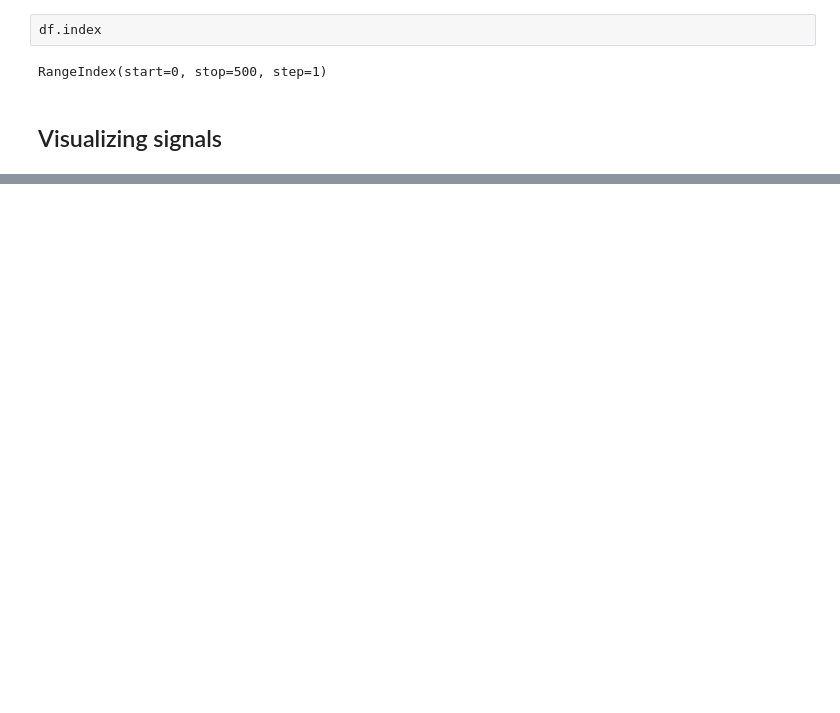
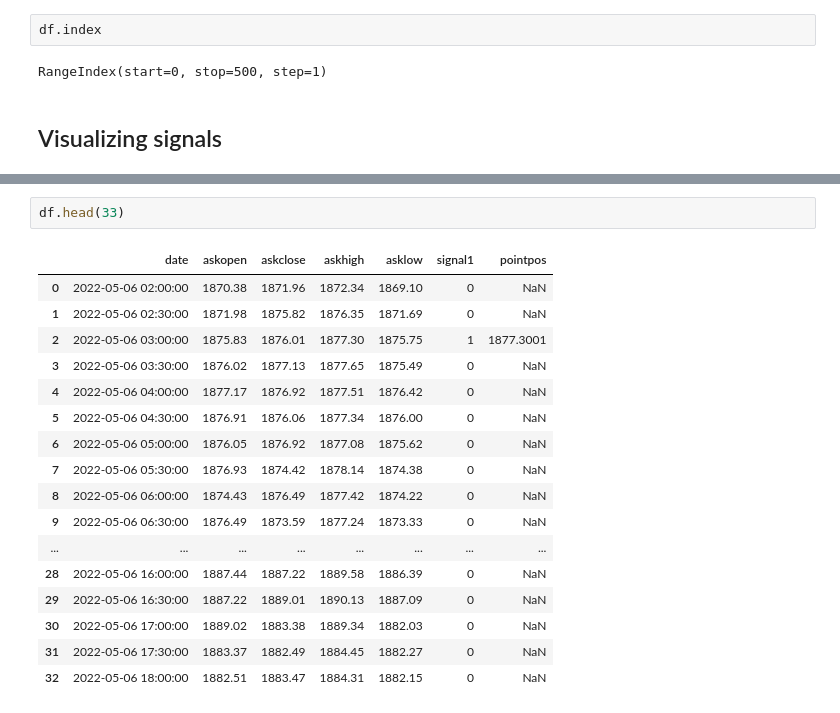
Before and after one commit to dkaybee/Trading-strategy, a Jupyter notebook: Shooting star and hammer strategy.ipynb, the cells around one changed output, grey strips where cells are left out. Cells and saved outputs as stored; diff of their text form; blank space fills up the shorter version.

```diff
--- a/Shooting star and hammer strategy.ipynb
+++ b/Shooting star and hammer strategy.ipynb
@@ -281,0 +298,20 @@ RangeIndex(start=0, stop=500, step=1)
+# %%
+df.head(33)
+# %% [output]
+|  | date | askopen | askclose | askhigh | asklow | signal1 | pointpos |
+| 0 | 2022-05-06 02:00:00 | 1870.38 | 1871.96 | 1872.34 | 1869.10 | 0 | NaN |
+| 1 | 2022-05-06 02:30:00 | 1871.98 | 1875.82 | 1876.35 | 1871.69 | 0 | NaN |
+| 2 | 2022-05-06 03:00:00 | 1875.83 | 1876.01 | 1877.30 | 1875.75 | 1 | 1877.3001 |
+| 3 | 2022-05-06 03:30:00 | 1876.02 | 1877.13 | 1877.65 | 1875.49 | 0 | NaN |
+| 4 | 2022-05-06 04:00:00 | 1877.17 | 1876.92 | 1877.51 | 1876.42 | 0 | NaN |
+| 5 | 2022-05-06 04:30:00 | 1876.91 | 1876.06 | 1877.34 | 1876.00 | 0 | NaN |
+| 6 | 2022-05-06 05:00:00 | 1876.05 | 1876.92 | 1877.08 | 1875.62 | 0 | NaN |
+| 7 | 2022-05-06 05:30:00 | 1876.93 | 1874.42 | 1878.14 | 1874.38 | 0 | NaN |
+| 8 | 2022-05-06 06:00:00 | 1874.43 | 1876.49 | 1877.42 | 1874.22 | 0 | NaN |
+| 9 | 2022-05-06 06:30:00 | 1876.49 | 1873.59 | 1877.24 | 1873.33 | 0 | NaN |
+| ... | ... | ... | ... | ... | ... | ... | ... |
+| 28 | 2022-05-06 16:00:00 | 1887.44 | 1887.22 | 1889.58 | 1886.39 | 0 | NaN |
+| 29 | 2022-05-06 16:30:00 | 1887.22 | 1889.01 | 1890.13 | 1887.09 | 0 | NaN |
+| 30 | 2022-05-06 17:00:00 | 1889.02 | 1883.38 | 1889.34 | 1882.03 | 0 | NaN |
+| 31 | 2022-05-06 17:30:00 | 1883.37 | 1882.49 | 1884.45 | 1882.27 | 0 | NaN |
+| 32 | 2022-05-06 18:00:00 | 1882.51 | 1883.47 | 1884.31 | 1882.15 | 0 | NaN |
```
Also changed, not shown: parts of 3 cells of this notebook.
